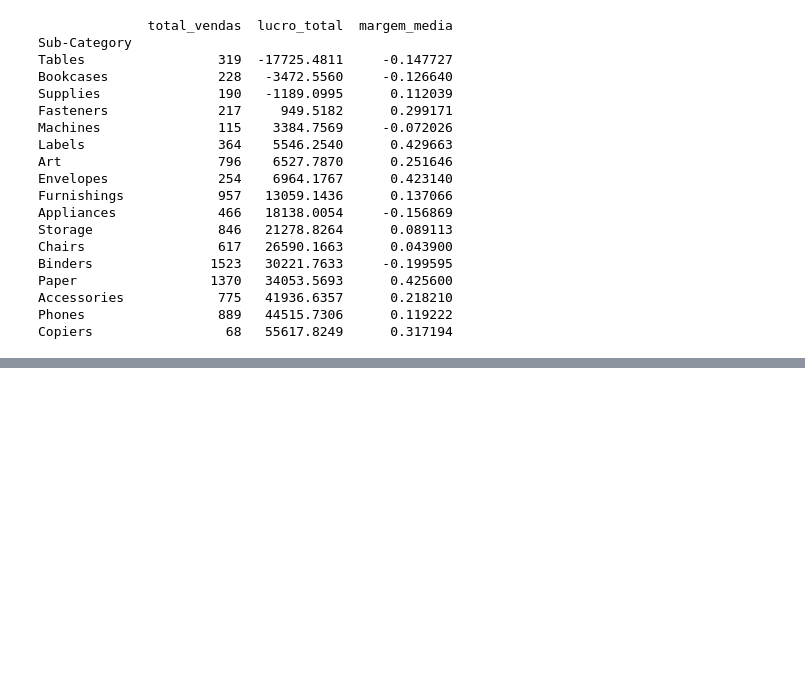
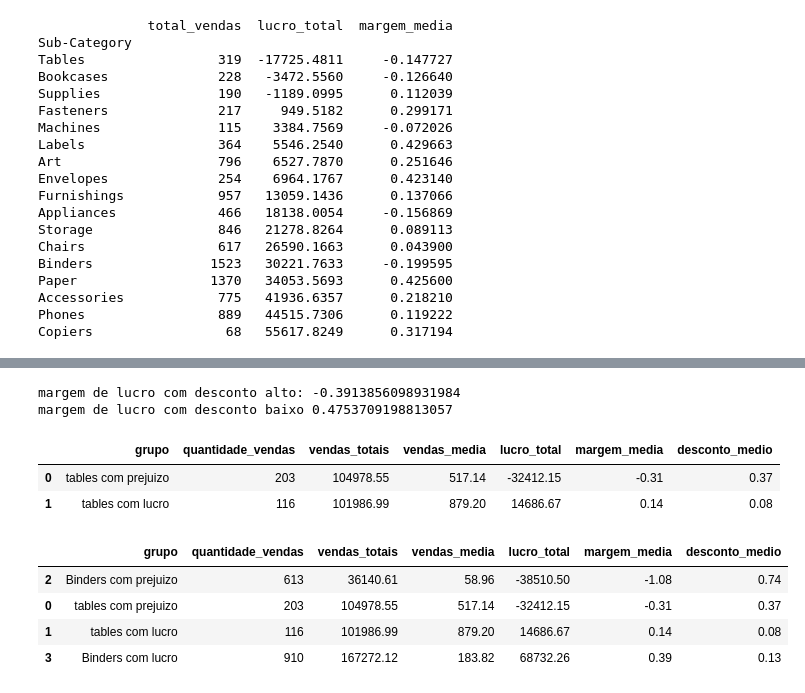
Before and after one commit to Mattanatecn/projetoanalisevendas-SAMPLE-SUPERSTORE, a Jupyter notebook: notebooks/exploracao.ipynb, the cells around one changed output, grey strips where cells are left out. Saved outputs shown, nothing was run; the diff lists cells and outputs as text; code cells hidden in the pictures; blank space fills up the shorter version.

```diff
--- a/notebooks/exploracao.ipynb
+++ b/notebooks/exploracao.ipynb
@@ -365,7 +365,7 @@ Accessories            775   41936.6357      0.218210
 Phones                 889   44515.7306      0.119222
 Copiers                 68   55617.8249      0.317194
 # %%
-#analisebinders, pois foi o que mais teve margem media negativa, mas teve lucro total positivo
+#analise binders, pois foi o que mais teve margem media negativa, mas teve lucro total positivo
 binders=df[df['Sub-Category']=='Binders']
 binders_prejuizo=binders[binders['Profit']<0]
 binders_lucro=binders[binders['Profit']>=0]
@@ -388,7 +388,7 @@ lucro_total_lucro=binders_lucro['Profit'].sum()
 
 #lucro medio
 lucro_medio_prejuizo=binders_prejuizo['Profit'].mean()
-lucro_medio_lucro=binders_lucro['Profit'].sum()
+lucro_medio_lucro=binders_lucro['Profit'].mean()
 
 #margem media
 margem_media_lucro=binders_lucro['margem_lucro'].mean()
@@ -398,11 +398,11 @@ margem_media_prejuizo=binders_prejuizo['margem_lucro'].mean()
 desc_medio_prejuizo=binders_prejuizo['Discount'].mean()
 desc_medio_lucro=binders_lucro['Discount'].mean()
 
-comparacao_binders = pd.DataFrame({
+comparacao_binders=pd.DataFrame({
     'grupo': ['Binders com prejuizo', 'Binders com lucro'],
     'quantidade_vendas': [qt_vendas_prejuizo, qt_vendas_lucro],
     'vendas_totais': [vendas_totais_prejuizo, vendas_totais_lucro],
-    'venda_media': [vendas_media_prejuizo, vendas_media_lucro],
+    'vendas_media': [vendas_media_prejuizo, vendas_media_lucro],
     'lucro_total': [lucro_total_prejuizo, lucro_total_lucro],
     'margem_media': [margem_media_prejuizo, margem_media_lucro],
     'desconto_medio': [desc_medio_prejuizo, desc_medio_lucro]
@@ -419,0 +455,70 @@ print(comparacao_binders)
+# %%
+#analise de margem media de desconto
+margem_high_discount=binders_high_discount['margem_lucro'].mean()
+print('margem de lucro com desconto alto:', margem_high_discount)
+
+margem_low_discount=binders_low_discount['margem_lucro'].mean()
+print('margem de lucro com desconto baixo', margem_low_discount)
+# %% [output]
+margem de lucro com desconto alto: -0.3913856098931984
+margem de lucro com desconto baixo 0.4753709198813057
+# %%
+#analise de tables por prejuizo e lucro Profit
+tables=df[df['Sub-Category'] == 'Tables']
+tables_prejuizo=tables[tables['Profit']<0]
+tables_lucro=tables[tables['Profit']>=0]
+
+#quantidade de vendas
+qt_vendas_prejuizo_tables=len(tables_prejuizo)
+qt_vendas_lucro_tables=len(tables_lucro)
+
+#vendas totais
+vendas_totais_prejuizo_tables=tables_prejuizo['Sales'].sum()
+vendas_totais_lucro_tables=tables_lucro['Sales'].sum()
+
+#valor medio de venda
+vendas_media_prejuizo_tables=tables_prejuizo['Sales'].mean()
+vendas_media_lucro_tables=tables_lucro['Sales'].mean()
+
+#lucro total
+lucro_total_prejuizo_tables=tables_prejuizo['Profit'].sum()
+lucro_total_lucro_tables=tables_lucro['Profit'].sum()
+
+#margem media
+margem_media_prejuizo_tables=tables_prejuizo['margem_lucro'].mean()
+margem_media_lucro_tables=tables_lucro['margem_lucro'].mean()
+
+#desconto medio
+desc_medio_prejuizo_tables=tables_prejuizo['Discount'].mean()
+desc_medio_lucro_tables=tables_lucro['Discount'].mean()
+
+comparacao_tables=pd.DataFrame({
+    'grupo':['tables com prejuizo', 'tables com lucro'],
+    'quantidade_vendas':[qt_vendas_prejuizo_tables, qt_vendas_lucro_tables],
+    'vendas_totais':[vendas_totais_prejuizo_tables, vendas_totais_lucro_tables],
+    'vendas_media':[vendas_media_prejuizo_tables, vendas_media_lucro_tables],
+    'lucro_total':[lucro_total_prejuizo_tables, lucro_total_lucro_tables],
+    'margem_media':[margem_media_prejuizo_tables, margem_media_lucro_tables],
+    'desconto_medio':[desc_medio_prejuizo_tables, desc_medio_lucro_tables]
+})
+comparacao_tables=comparacao_tables.round(2)
+comparacao_tables
+# %% [output]
+|  | grupo | quantidade_vendas | vendas_totais | vendas_media | lucro_total | margem_media | desconto_medio |
+| 0 | tables com prejuizo | 203 | 104978.55 | 517.14 | -32412.15 | -0.31 | 0.37 |
+| 1 | tables com lucro | 116 | 101986.99 | 879.20 | 14686.67 | 0.14 | 0.08 |
+# %%
+comparacao_tables_binders=pd.concat(
+    [comparacao_tables, comparacao_binders],
+    ignore_index=True
+)
+
+comparacao_tables_binders.sort_values('lucro_total')
+#Binders com prejuízo perde mais que Tables com prejuízo, mas ela não mostra claramente que Binders com lucro compensa isso.
+#Ou seja tables da um estrago maior no final
+# %% [output]
+|  | grupo | quantidade_vendas | vendas_totais | vendas_media | lucro_total | margem_media | desconto_medio |
+| 2 | Binders com prejuizo | 613 | 36140.61 | 58.96 | -38510.50 | -1.08 | 0.74 |
+| 0 | tables com prejuizo | 203 | 104978.55 | 517.14 | -32412.15 | -0.31 | 0.37 |
+| 1 | tables com lucro | 116 | 101986.99 | 879.20 | 14686.67 | 0.14 | 0.08 |
+| 3 | Binders com lucro | 910 | 167272.12 | 183.82 | 68732.26 | 0.39 | 0.13 |
```
Also changed, not shown: parts of 5 cells of this notebook.
